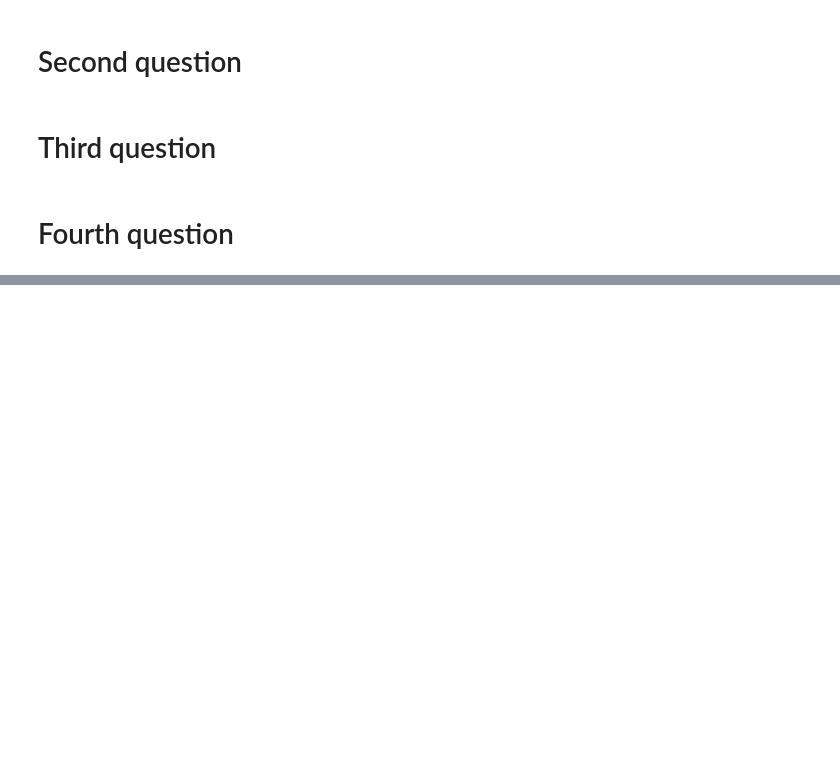
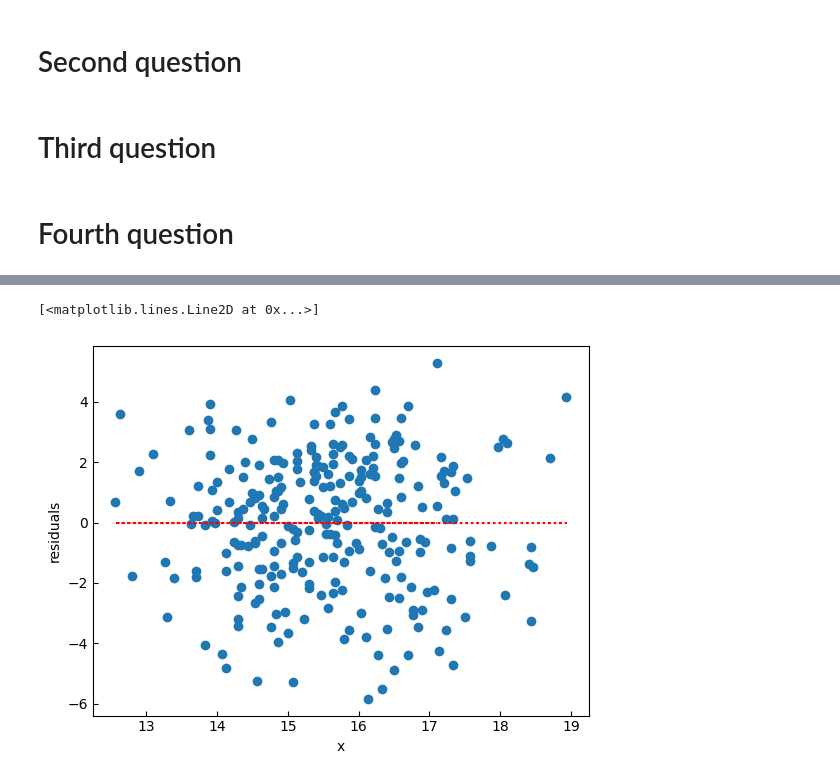
Before and after one commit to greymouse1/statistics, a Jupyter notebook: final_project.ipynb, the cells around one changed output, grey strips where cells are left out. Cells and saved outputs as stored; diff of their text form; code cells hidden in the pictures; blank space fills up the shorter version.

```diff
--- a/final_project.ipynb
+++ b/final_project.ipynb
@@ -370,0 +440,16 @@ for selected_year in df_summer_winter["year"].unique():
+# %%
+residuals =y_reg - y_estimated # calculate the residuals
+
+fig = pyplot.figure() # generate and format our figure
+ax = fig.add_subplot()
+ax.tick_params(axis='both', direction='in')
+ax.set_xlabel('x')
+ax.set_ylabel('residuals')
+
+ax.scatter(x_reg, residuals) # plot the residuals
+
+xaxis = numpy.zeros_like(x_reg)  # make an array to plot the zero line
+ax.plot(x_reg, xaxis, ls='dotted', c='red')  # plot the zero line with formatting
+# %% [output]
+[<matplotlib.lines.Line2D at 0x...>]
+[figure, added]
```
Also changed, not shown: parts of 5 cells of this notebook.
